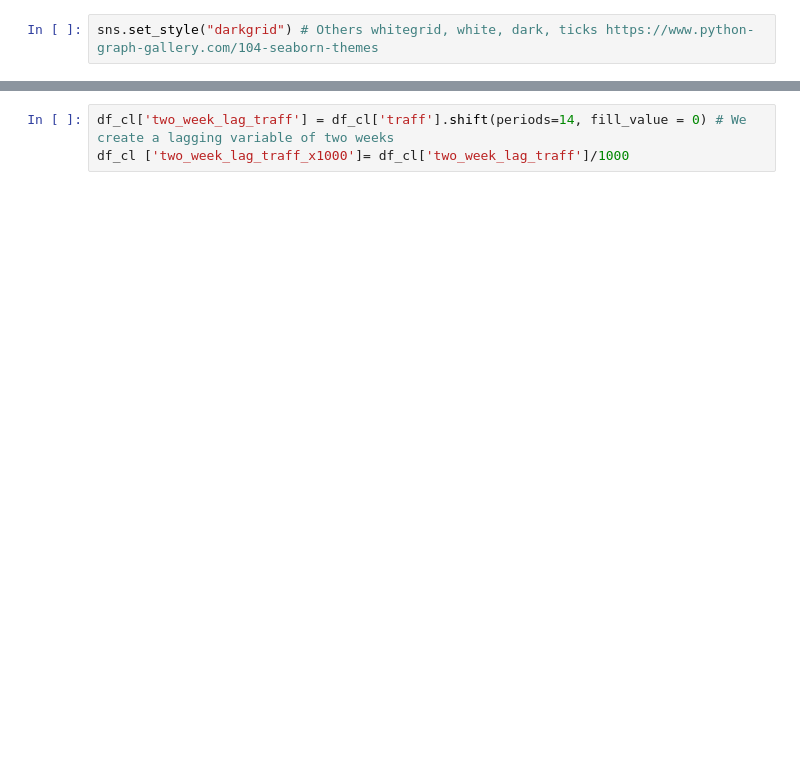
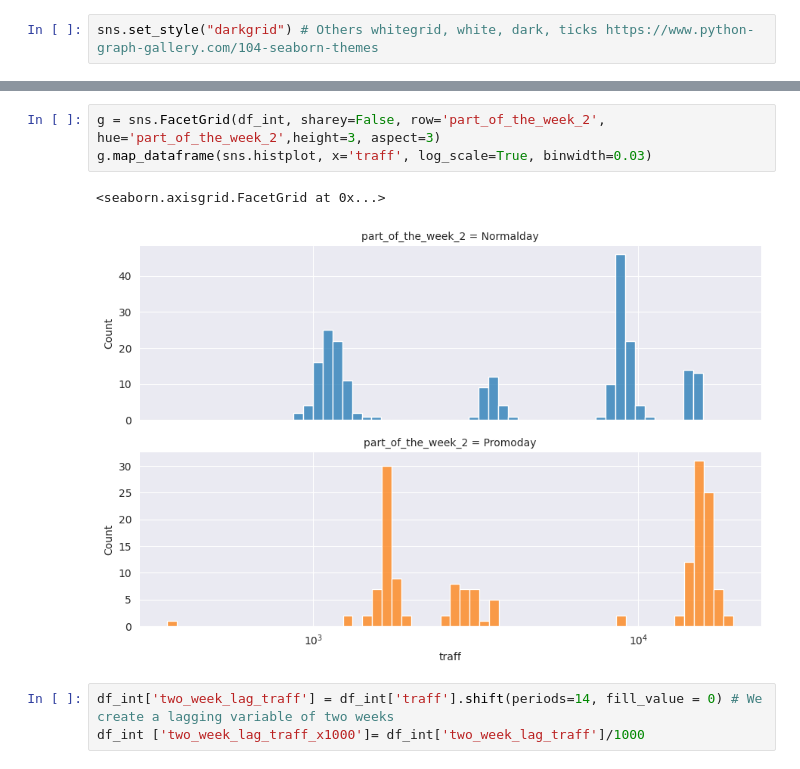
Before and after one commit to gar22891uvg/ProyectoFinalGRP4, a Jupyter notebook: GRP4ProyectoFinal.ipynb, the cells around one changed output, grey strips where cells are left out. Cells and saved outputs as stored; diff of their text form; blank space fills up the shorter version.

```diff
--- a/GRP4ProyectoFinal.ipynb
+++ b/GRP4ProyectoFinal.ipynb
@@ -139,7 +140,13 @@ g.map_dataframe(sns.histplot, x='traff', log_scale=True, binwidth=0.03)
 # %% [output]
 <seaborn.axisgrid.FacetGrid at 0x...>
 [figure]
+# %%
+g = sns.FacetGrid(df_int, sharey=False, row='part_of_the_week_2',  hue='part_of_the_week_2',height=3, aspect=3)
+g.map_dataframe(sns.histplot, x='traff', log_scale=True, binwidth=0.03)
+# %% [output]
+<seaborn.axisgrid.FacetGrid at 0x...>
+[figure, added]
 # %%
-df_cl['two_week_lag_traff'] = df_cl['traff'].shift(periods=14, fill_value = 0) # We create a lagging variable of two weeks
-df_cl ['two_week_lag_traff_x1000']= df_cl['two_week_lag_traff']/1000
+df_int['two_week_lag_traff'] = df_int['traff'].shift(periods=14, fill_value = 0) # We create a lagging variable of two weeks
+df_int ['two_week_lag_traff_x1000']= df_int['two_week_lag_traff']/1000
 # %%
```
Also changed, not shown: parts of 10 cells of this notebook.
